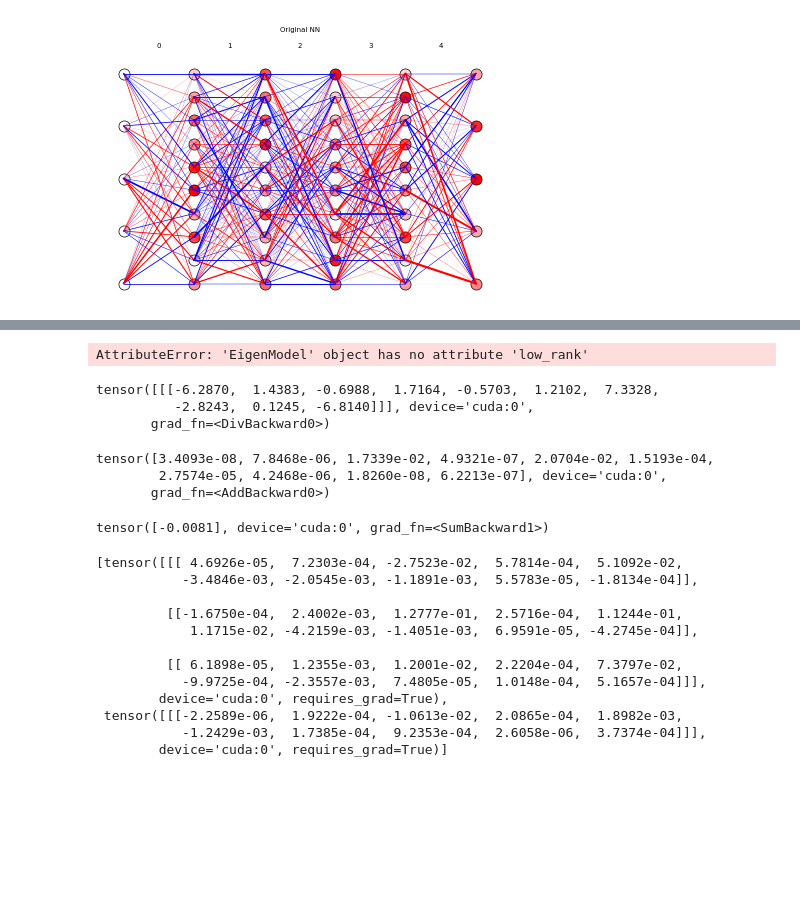
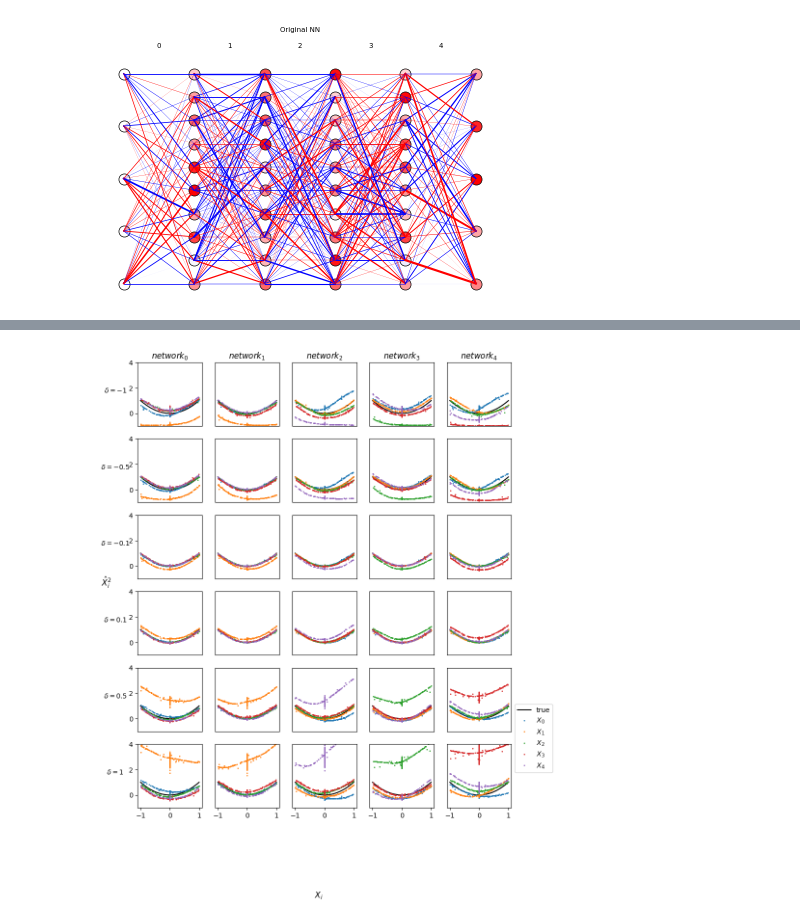
Before and after one commit to briannachrisman/eigenestimation, a Jupyter notebook: notebooks/squared.ipynb, the cells around one changed output, grey strips where cells are left out. Saved outputs shown, nothing was run; the diff lists cells and outputs as text; code cells hidden in the pictures; blank space fills up the shorter version.

```diff
--- a/notebooks/squared.ipynb
+++ b/notebooks/squared.ipynb
@@ -134,16 +147,0 @@ for feature_idx in range(5):
-# %%
-feature_coefficients = torch.zeros(eigenmodel.n_features).to('cuda')
-toy_model = copy.deepcopy(eigenmodel.model)
-orig_y = toy_model(X)
-for feature_idx in range(5):
-    feature_coefficients = torch.zeros(eigenmodel.n_features).to('cuda')
-    feature_coefficients[feature_idx] = .1
-    reconstruction = eigenmodel.add_to_network(feature_coefficients)
-    # Repalce toy model parameters with model_params
-    toy_model.load_state_dict(reconstruction)
-    y = (toy_model(X) - orig_y).cpu().detach().numpy()
-    plt.figure(figsize=(2,2))
-    for i in range(y.shape[1]):
-        plt.hist(y[:,-i], label=f"feature {i}", bins=np.linspace(-.1,.1,100), alpha=.5)
-    plt.legend(loc='center left', bbox_to_anchor=(1, 0.5))
-    plt.show()
@@ -176,45 +148,11 @@ tensor([[[ 0.0143, -0.0407,  0.0079, -0.0540, -0.0263],
-# %%
-eigenmodel.low_rank
-for i, (name, tensors) in enumerate(eigenmodel.low_rank.items()):
-    if i ==0:
-        sum_squares = sum([(t**2).sum(dim=list(range(len(t.shape)-1))) for t in tensors])
-    else:
-        sum_squares = sum_squares + sum([(t**2).sum(dim=list(range(len(t.shape)-1))) for t in tensors])
-
-for i, (name, tensors) in enumerate(eigenmodel.low_rank.items()):
-    for t in tensors:
-        # Divide t by a value and keep the gradient stored
-        t.data.div_(sum_squares+100)
-# %% [output]
-AttributeError: 'EigenModel' object has no attribute 'low_rank'
-# %%
-t.
-# %% [output]
-tensor([[[-6.2870,  1.4383, -0.6988,  1.7164, -0.5703,  1.2102,  7.3328,
-          -2.8243,  0.1245, -6.8140]]], device='cuda:0',
-       grad_fn=<DivBackward0>)
-# %%
-sum([(t**2).sum(dim=list(range(len(t.shape)-1))) for t in tensors])
-# %% [output]
-tensor([3.4093e-08, 7.8468e-06, 1.7339e-02, 4.9321e-07, 2.0704e-02, 1.5193e-04,
-        2.7574e-05, 4.2468e-06, 1.8260e-08, 6.2213e-07], device='cuda:0',
-       grad_fn=<AddBackward0>)
-# %%
-tensors[1].sum(dim=list(range(1, len(tensors[1].shape))))
-# %% [output]
-tensor([-0.0081], device='cuda:0', grad_fn=<SumBackward1>)
-# %%
-tensors
-# %% [output]
-[tensor([[[ 4.6926e-05,  7.2303e-04, -2.7523e-02,  5.7814e-04,  5.1092e-02,
-           -3.4846e-03, -2.0545e-03, -1.1891e-03,  5.5783e-05, -1.8134e-04]],
-
-         [[-1.6750e-04,  2.4002e-03,  1.2777e-01,  2.5716e-04,  1.1244e-01,
-            1.1715e-02, -4.2159e-03, -1.4051e-03,  6.9591e-05, -4.2745e-04]],
-
-         [[ 6.1898e-05,  1.2355e-03,  1.2001e-02,  2.2204e-04,  7.3797e-02,
-           -9.9725e-04, -2.3557e-03,  7.4805e-05,  1.0148e-04,  5.1657e-04]]],
-        device='cuda:0', requires_grad=True),
- tensor([[[-2.2589e-06,  1.9222e-04, -1.0613e-02,  2.0865e-04,  1.8982e-03,
-           -1.2429e-03,  1.7385e-04,  9.2353e-04,  2.6058e-06,  3.7374e-04]]],
-        device='cuda:0', requires_grad=True)]
+# %%
+for name in eigenmodel.low_rank_decode:
+    if '0.' in name or ('.4' in name):
+        eigenmodel.low_rank_decode[name] = [torch.zeros_like(vec) for vec in eigenmodel.low_rank_decode[name]]
+
+        eigenmodel.low_rank_encode[name] = [torch.zeros_like(vec) for vec in eigenmodel.low_rank_encode[name]]
+
+
+PerturbAndGraph([-1,-.5,-.1,.1, .5,1], '../figures/squared_intervention/squared_intervention_just_middle_-1_1.pdf', X[:500],ylim=(-1,4))
+# %% [output]
+[figure, added]
```
Also changed, not shown: parts of 5 cells of this notebook, 27 other files.
